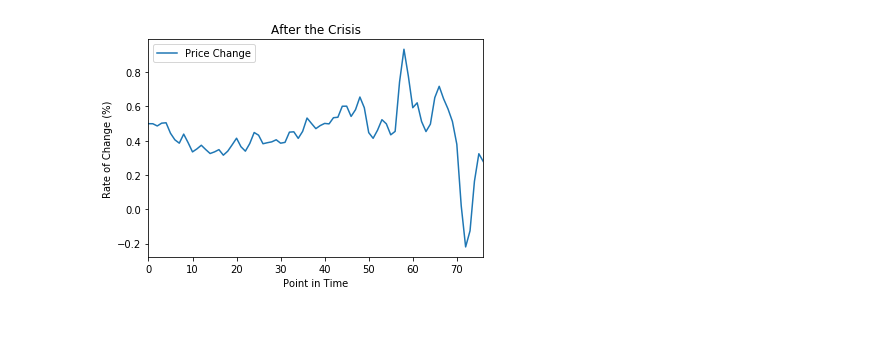
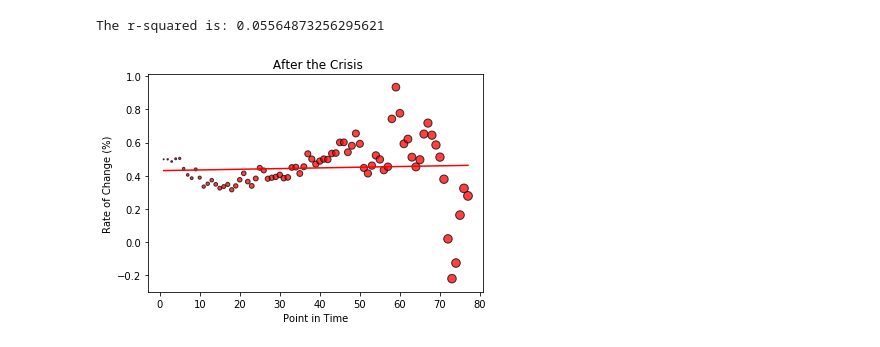
Before and after one commit to DD-44/Proj-1__Real_Estate_Mkt_Price_Analysis, a Jupyter notebook: Line Graphs/Regression.ipynb, the cells around one changed output. Saved outputs shown, nothing was run; the diff lists cells and outputs as text; code cells hidden in the pictures.

Commit message:
adding box chart and regression info

```diff
--- a/Line Graphs/Regression.ipynb
+++ b/Line Graphs/Regression.ipynb
@@ -37,13 +37 @@ regression_data
 77 rows × 2 columns
-# %%
-#make a plot to get a regression on the data after 2013 until present day
-regression_data.plot(label = " After the Crisis")
-plt.legend()
-plt.title("After the Crisis")
-plt.xlabel("Point in Time")
-plt.ylabel("Rate of Change (%)")
-
-plt.savefig('After_crisis_Regression.png')
-plt.show()
-# %% [output]
-[figure, removed]
@@ -66,0 +38,25 @@ plt.show()
+# %%
+#define x and y axis and create a scatter plot
+x_axis = regression_data['Months Since Bubble']
+data = regression_data['Price Change']
+
+plt.scatter(x_axis, data, marker="o", facecolors="red", edgecolors="black",
+            s=x_axis, alpha=0.75)
+
+#format the graph
+plt.xlabel("Point in Time")
+plt.ylabel("Rate of Change (%)")
+plt.title(" After the Crisis");
+
+#formulate the linear regression
+(slope, intercept, rvalue, pvalue, stderr) = linregress(x_axis, data)
+regress_values = x_axis * slope + intercept
+line_eq = "y = " + str(round(slope,2)) + "x + " + str(round(intercept,2))
+plt.plot(x_axis,regress_values,"r-")
+
+#display the r squared value and save the image
+print(f"The r-squared is: {rvalue}")
+plt.savefig("After_crisis_Regression.png")
+# %% [output]
+The r-squared is: 0.05564873256295621
+[figure, added]
```
Also changed, not shown: parts of 2 cells of this notebook, 6 other files.
